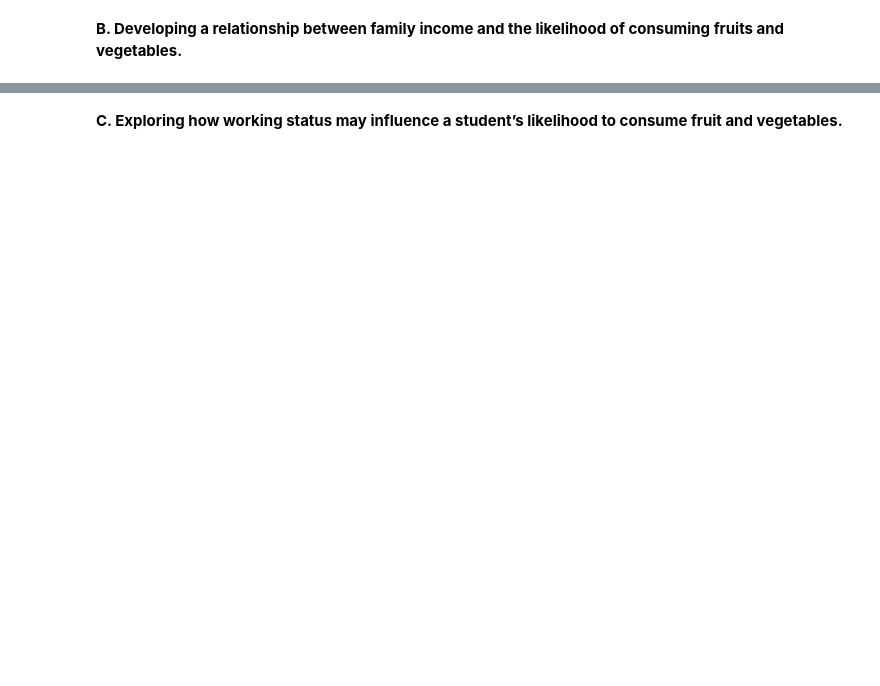
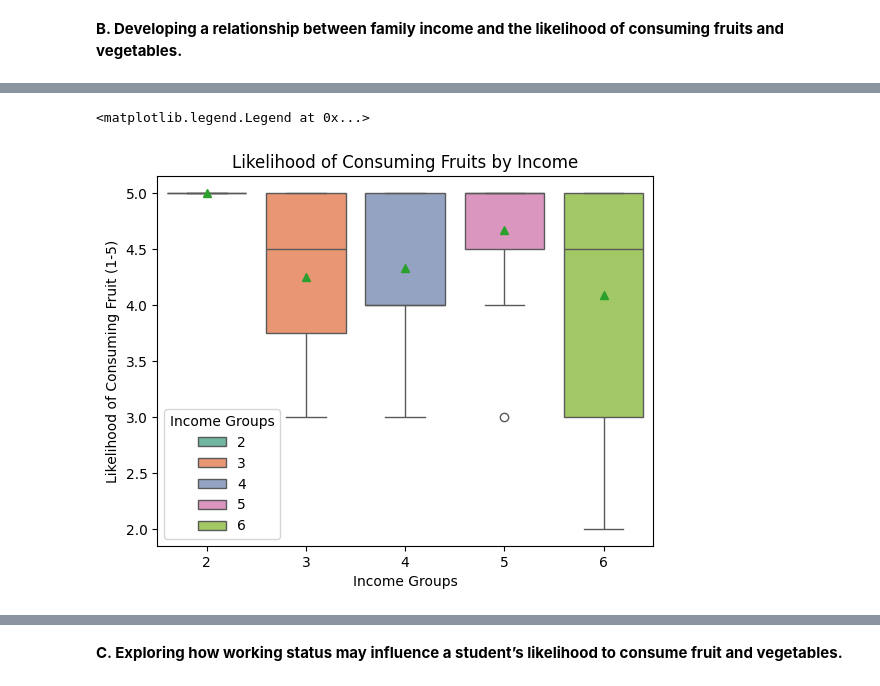
Before and after one commit to laur-park/dsci235-final-project, a Jupyter notebook: Diddi_Parker_Final_Project.ipynb, the cells around one changed output, grey strips where cells are left out. Drawn from its saved outputs; the diff is of its cells as text; code cells hidden in the pictures; blank space fills up the shorter version.

```diff
--- a/Diddi_Parker_Final_Project.ipynb
+++ b/Diddi_Parker_Final_Project.ipynb
@@ -28,5 +29,5 @@ import matplotlib.pyplot as plt
 # %%
-data1 = pd.read_csv('/cleanedfooddata.csv')
+data1 = pd.read_csv('cleanedfooddata.csv')
 data1.head()
 # %% [output]
 |  | GPA | Gender | breakfast | calories_chicken | calories_day | calories_scone | coffee | comfort_food | ... |
@@ -60,0 +108,9 @@ TypeError: 'DataFrame' object is not callable
+# %%
+boxplot1 = sns.boxplot(data=data1, x='income', y='fruit_day', showmeans=True, hue='income', palette="Set2")
+boxplot1.set_title('Likelihood of Consuming Fruits by Income')
+boxplot1.set_ylabel('Likelihood of Consuming Fruit (1-5)')
+boxplot1.set_xlabel('Income Groups')
+plt.legend(title="Income Groups")
+# %% [output]
+<matplotlib.legend.Legend at 0x...>
+[figure, added]
```
Also changed, not shown: parts of 22 cells of this notebook.
